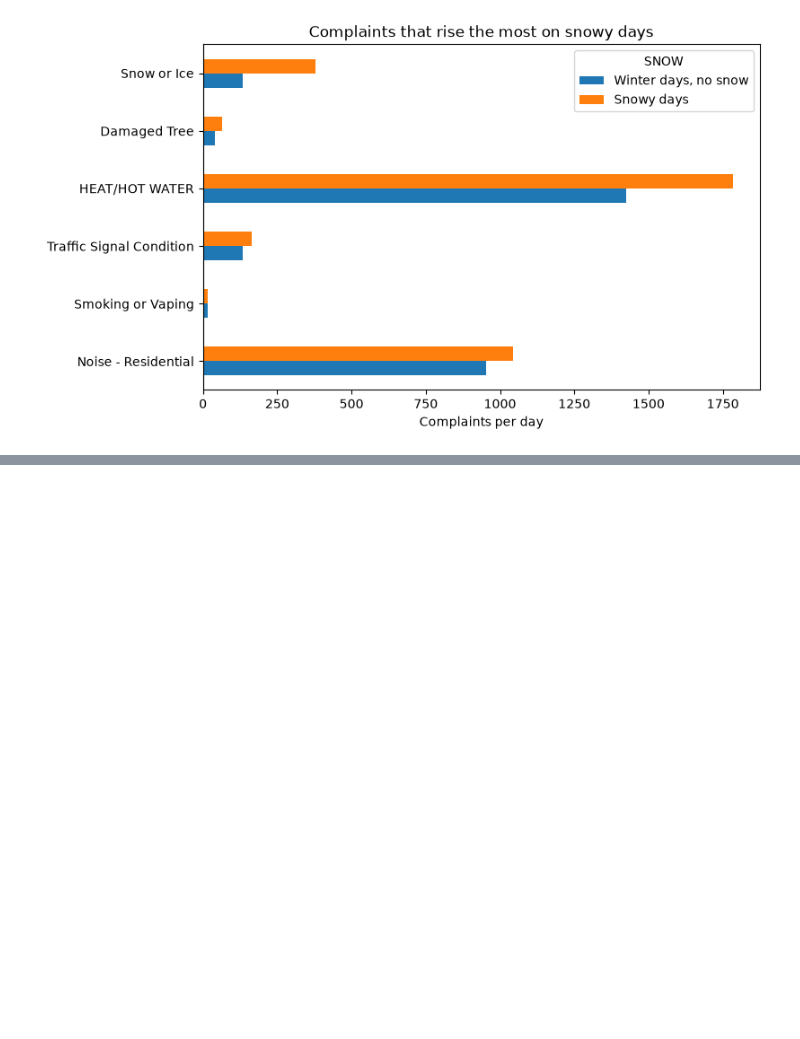
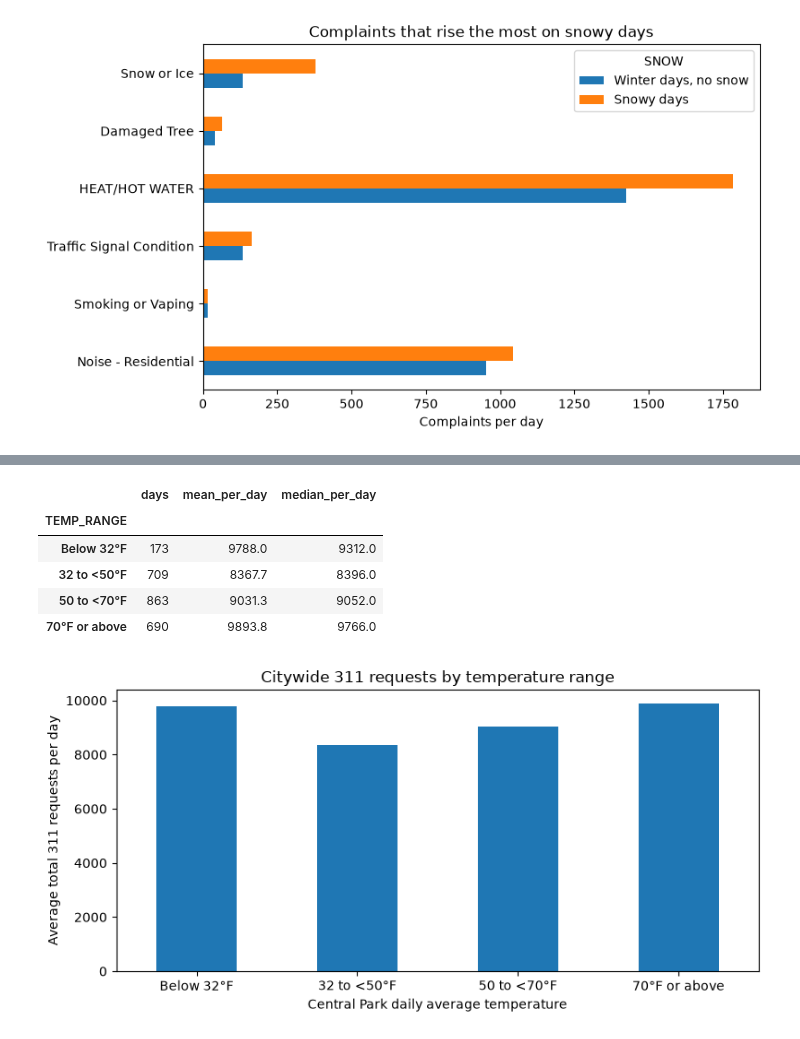
Before and after one commit to Tavnik-7-8-22/INFO2950-Project, a Jupyter notebook: nyc_311_weather_analysis.ipynb, the cells around one changed output, grey strips where cells are left out. Drawn from its saved outputs; the diff is of its cells as text; code cells hidden in the pictures; blank space fills up the shorter version.

```diff
--- a/HandwrittenExploration.ipynb
+++ b/nyc_311_weather_analysis.ipynb
@@ -1608,5 +1681,20 @@ Datasheets for Datasets. arXiv:1803.09010.
 First charts comparing 311 requests with the weather, made from the files saved above. COVID-only complaint types are
 no longer included, so the numbers differ slightly from the earlier version of these charts.
 # %%
-#Daily data set built above; the charts by complaint type use the cleaned 311 data already in memory
-Final = DailyComplaintsWeather
+# Load the daily analysis dataset built above, or its saved file if using a fresh kernel.
+# A fresh kernel is enough for everything from "Additional EDA" onward. The by-type charts in the next four cells
+# count complaints by type, which the saved daily file (grouped) does not contain, so they need the cleaned
+# `Complaints` table from the 311 cleaning section above.
+Final = DailyComplaintsWeather if "DailyComplaintsWeather" in globals() else pd.read_csv(FINAL_FILE, parse_dates=["DATE"])
+
+# If an older saved CSV lacks thunder indicators, add them from the cleaned station files.
+if "CP_WT_THUNDER" not in Final.columns or "JFK_WT_THUNDER" not in Final.columns:
+    for station, path in [("CP", CLEAN_CP), ("JFK", CLEAN_JFK)]:
+        column = station + "_WT_THUNDER"
+        if column not in Final.columns:
+            flags = pd.read_csv(path, usecols=["DATE", "WT_THUNDER"], parse_dates=["DATE"])
+            flags = flags.rename(columns={"WT_THUNDER": column})
+            Final = Final.merge(flags, on="DATE", how="left", validate="many_to_one")
+    assert Final[["CP_WT_THUNDER", "JFK_WT_THUNDER"]].notna().all().all(), "Missing thunder observations"
+    Final.to_csv(FINAL_FILE, index=False)
+    print("Updated the saved analysis dataset with thunder indicators.")
@@ -1668,0 +1796,30 @@ Snow.loc[(Snow["Snowy days"] / Snow["Winter days, no snow"]).nlargest(6).index[:
+# %%
+# Compare average total daily requests across Central Park temperature ranges.
+import matplotlib.pyplot as plt
+
+AllDays = Final.loc[Final["COMPLAINT_GROUP"] == "All complaints",
+                    ["DATE", "REQUESTS", "CP_TAVG", "CP_WT_THUNDER", "JFK_WT_THUNDER"]].copy()
+AllDays["TEMP_RANGE"] = pd.cut(
+    AllDays["CP_TAVG"], bins=[-np.inf, 32, 50, 70, np.inf],
+    labels=["Below 32°F", "32 to <50°F", "50 to <70°F", "70°F or above"],
+    right=False
+)
+TemperatureSummary = (AllDays.groupby("TEMP_RANGE", observed=True)["REQUESTS"]
+                      .agg(days="count", mean_per_day="mean", median_per_day="median")
+                      .round(1))
+display(TemperatureSummary)
+TemperatureSummary["mean_per_day"].plot.bar(
+    figsize=(8, 4), rot=0, xlabel="Central Park daily average temperature",
+    ylabel="Average total 311 requests per day",
+    title="Citywide 311 requests by temperature range"
+)
+plt.tight_layout()
+plt.show()
+# %% [output]
+|  | days | mean_per_day | median_per_day |
+| TEMP_RANGE |  |  |  |
+| Below 32°F | 173 | 9788.0 | 9312.0 |
+| 32 to <50°F | 709 | 8367.7 | 8396.0 |
+| 50 to <70°F | 863 | 9031.3 | 9052.0 |
+| 70°F or above | 690 | 9893.8 | 9766.0 |
+[figure, added]
```
Also changed, not shown: parts of 32 cells of this notebook, 3 other files.
